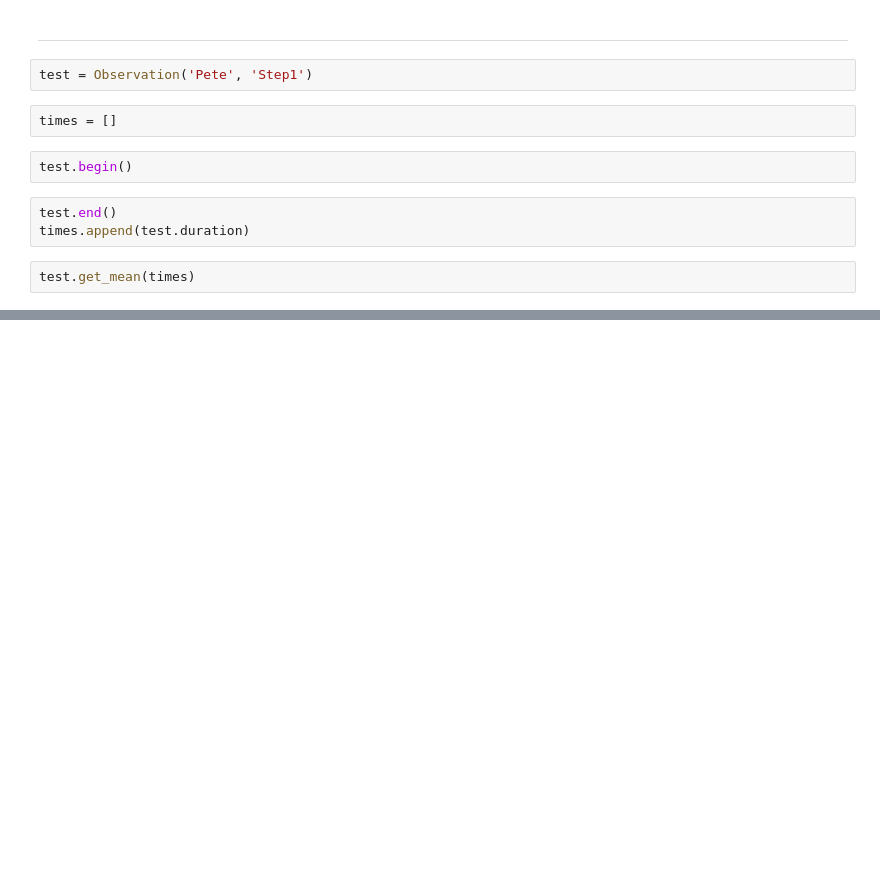
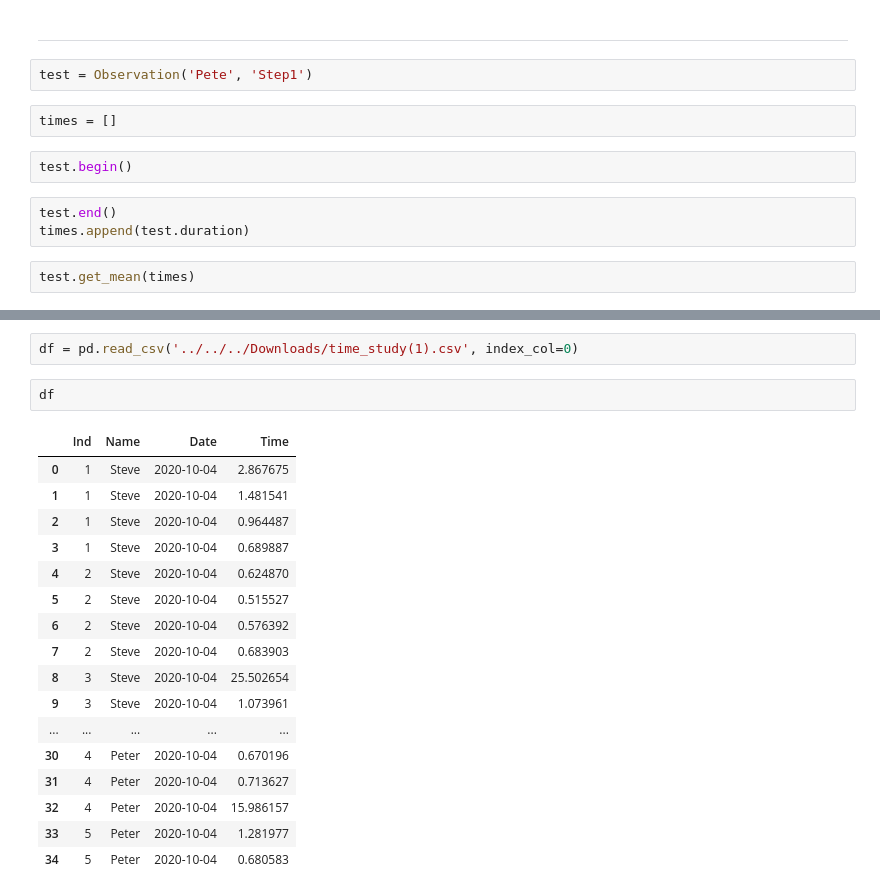
Before and after one commit to matthewconnell/time_study, a Jupyter notebook: time_study.ipynb, the cells around one changed output, grey strips where cells are left out. Drawn from its saved outputs; the diff is of its cells as text; blank space fills up the shorter version.

Commit message:
Cleaned up code for making dataframe out of database

```diff
--- a/time_study.ipynb
+++ b/time_study.ipynb
@@ -130,3 +123,25 @@ rule = alt.Chart(df).mark_rule(color='red').encode(
 chart + rule
 # %% [output]
 [interactive output not drawn]
+# %%
+df = pd.read_csv('../../../Downloads/time_study(1).csv', index_col=0)
+# %%
+df
+# %% [output]
+|  | Ind | Name | Date | Time |
+| 0 | 1 | Steve | 2020-10-04 | 2.867675 |
+| 1 | 1 | Steve | 2020-10-04 | 1.481541 |
+| 2 | 1 | Steve | 2020-10-04 | 0.964487 |
+| 3 | 1 | Steve | 2020-10-04 | 0.689887 |
+| 4 | 2 | Steve | 2020-10-04 | 0.624870 |
+| 5 | 2 | Steve | 2020-10-04 | 0.515527 |
+| 6 | 2 | Steve | 2020-10-04 | 0.576392 |
+| 7 | 2 | Steve | 2020-10-04 | 0.683903 |
+| 8 | 3 | Steve | 2020-10-04 | 25.502654 |
+| 9 | 3 | Steve | 2020-10-04 | 1.073961 |
+| ... | ... | ... | ... | ... |
+| 30 | 4 | Peter | 2020-10-04 | 0.670196 |
+| 31 | 4 | Peter | 2020-10-04 | 0.713627 |
+| 32 | 4 | Peter | 2020-10-04 | 15.986157 |
+| 33 | 5 | Peter | 2020-10-04 | 1.281977 |
+| 34 | 5 | Peter | 2020-10-04 | 0.680583 |
```
Also changed, not shown: parts of 2 cells of this notebook, 1 other file.
